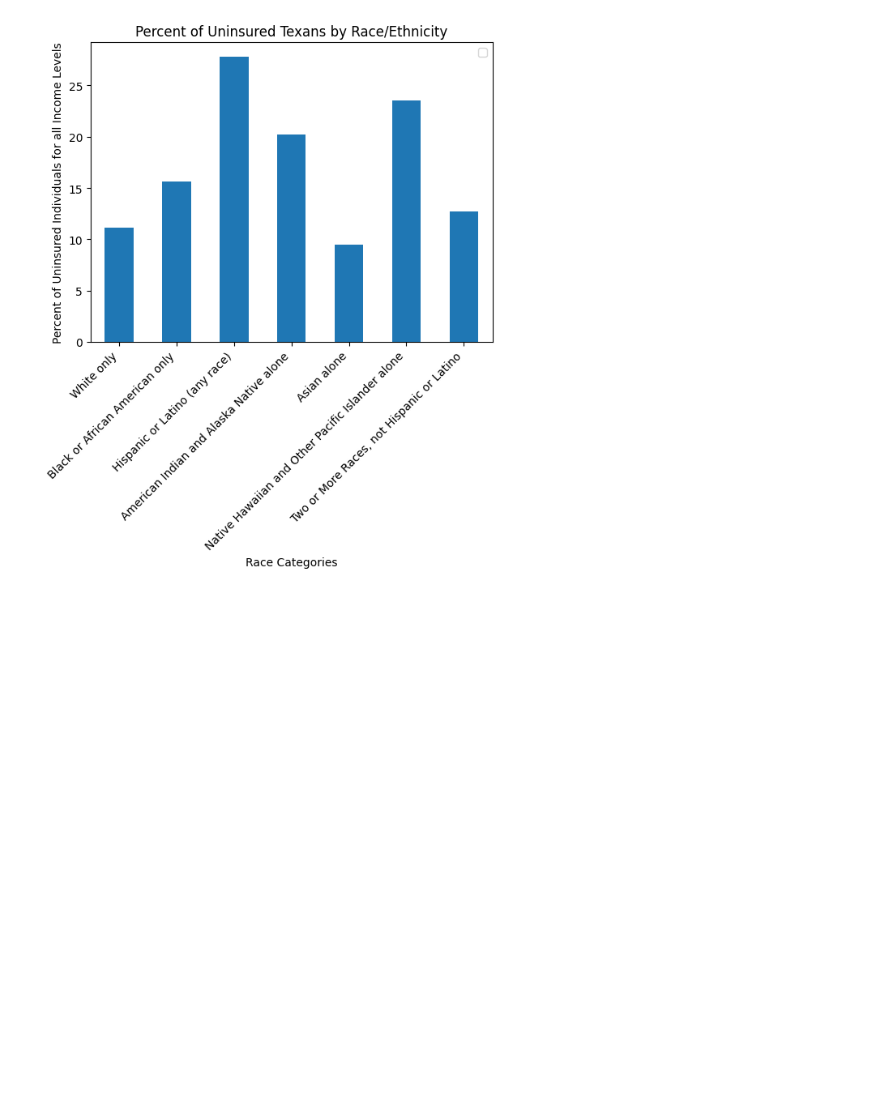
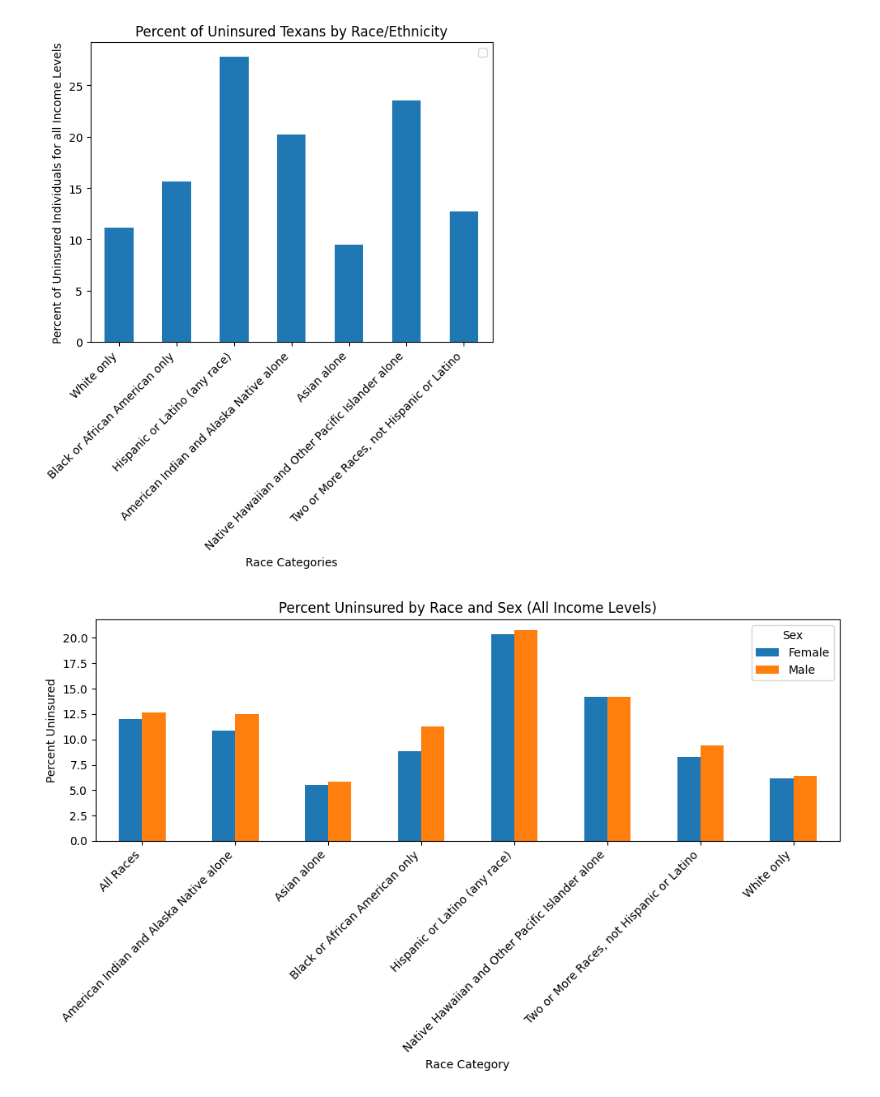
Before and after one commit to AntoAAAAAAAA/Disparities-Dashboard, a Jupyter notebook: InsuranceCoverage/Insurance_Coverage.ipynb, the cells around one changed output. Cells and saved outputs as stored; diff of their text form; code cells hidden in the pictures; blank space fills up the shorter version.

```diff
--- a/InsuranceCoverage/Insurance_Coverage.ipynb
+++ b/InsuranceCoverage/Insurance_Coverage.ipynb
@@ -84,3 +94,41 @@ plt.title('Percent of Uninsured Texans by Race/Ethnicity')
 plt.show()
 # %% [output]
 [figure]
+# %%
+race_sex_data = texas_data[texas_data['county_name'] == ''].copy()
+
+# Map race categories to names
+race_map = {
+    0: 'All Races', 1: 'White only', 2: 'Black or African American only',
+    3: 'Hispanic or Latino (any race)', 4: 'American Indian and Alaska Native alone',
+    5: 'Asian alone', 6: 'Native Hawaiian and Other Pacific Islander alone',
+    7: 'Two or More Races, not Hispanic or Latino'
+}
+
+# Map sex categories to labels
+sex_map = {
+    1: 'Male',
+    2: 'Female'
+}
+
+# Apply the mappings
+race_sex_data['racecat'] = race_sex_data['racecat'].map(race_map)
+race_sex_data['sexcat'] = race_sex_data['sexcat'].map(sex_map)
+
+# Drop missing values in key columns
+plot_data = race_sex_data.dropna(subset=['racecat', 'sexcat', 'Percent Uninsured for all income levels'])
+
+# Create a pivot table for grouped bar chart
+pivot_data = plot_data.pivot_table(index='racecat', columns='sexcat', values='Percent Uninsured for all income levels')
+
+# Plot
+pivot_data.plot(kind='bar', figsize=(10, 6))
+plt.xticks(rotation=45, ha='right')
+plt.title('Percent Uninsured by Race and Sex (All Income Levels)')
+plt.ylabel('Percent Uninsured')
+plt.xlabel('Race Category')
+plt.legend(title='Sex')
+plt.tight_layout()
+plt.show()
+# %% [output]
+[figure, added]
```
Also changed, not shown: parts of 2 cells of this notebook.
